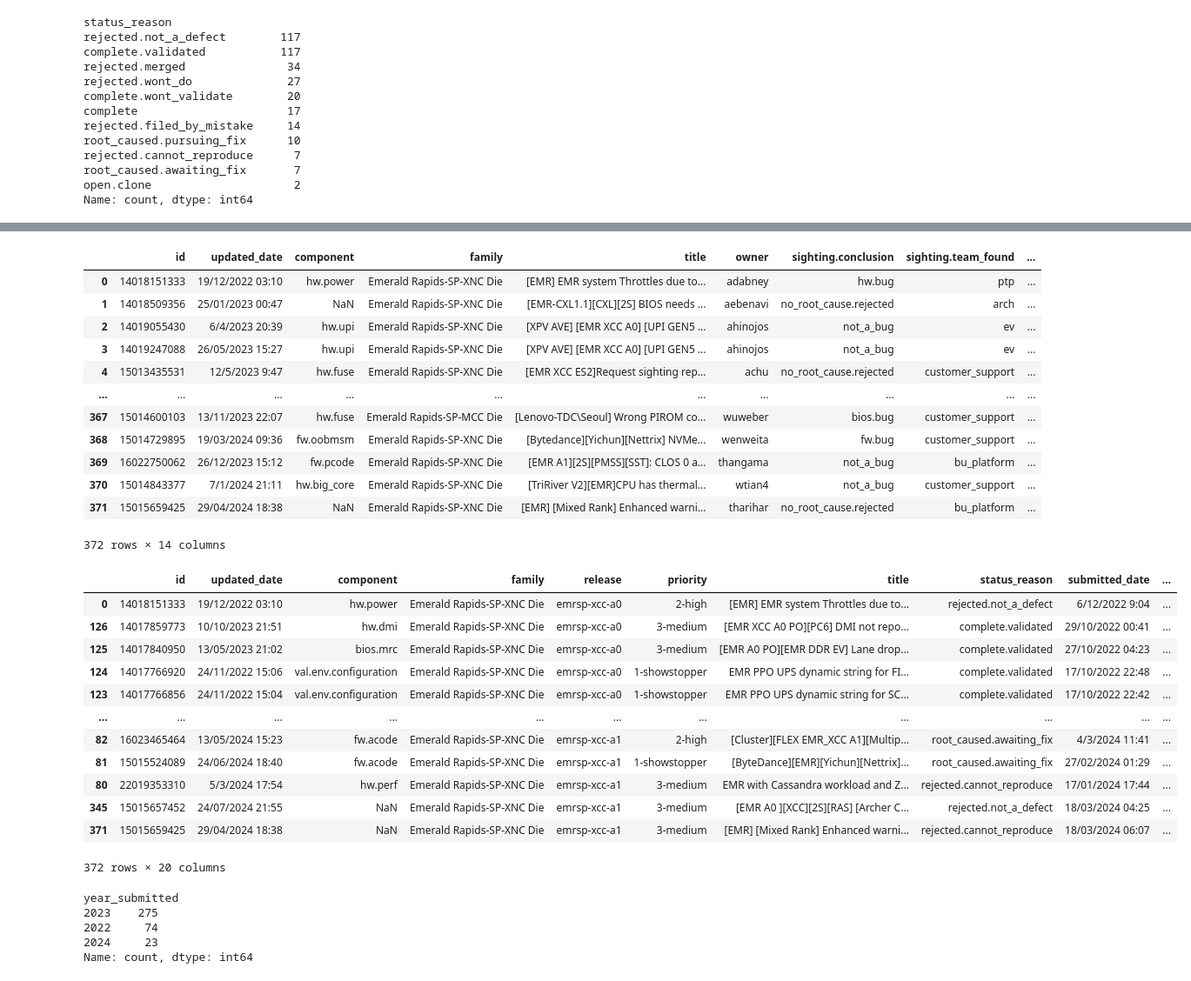
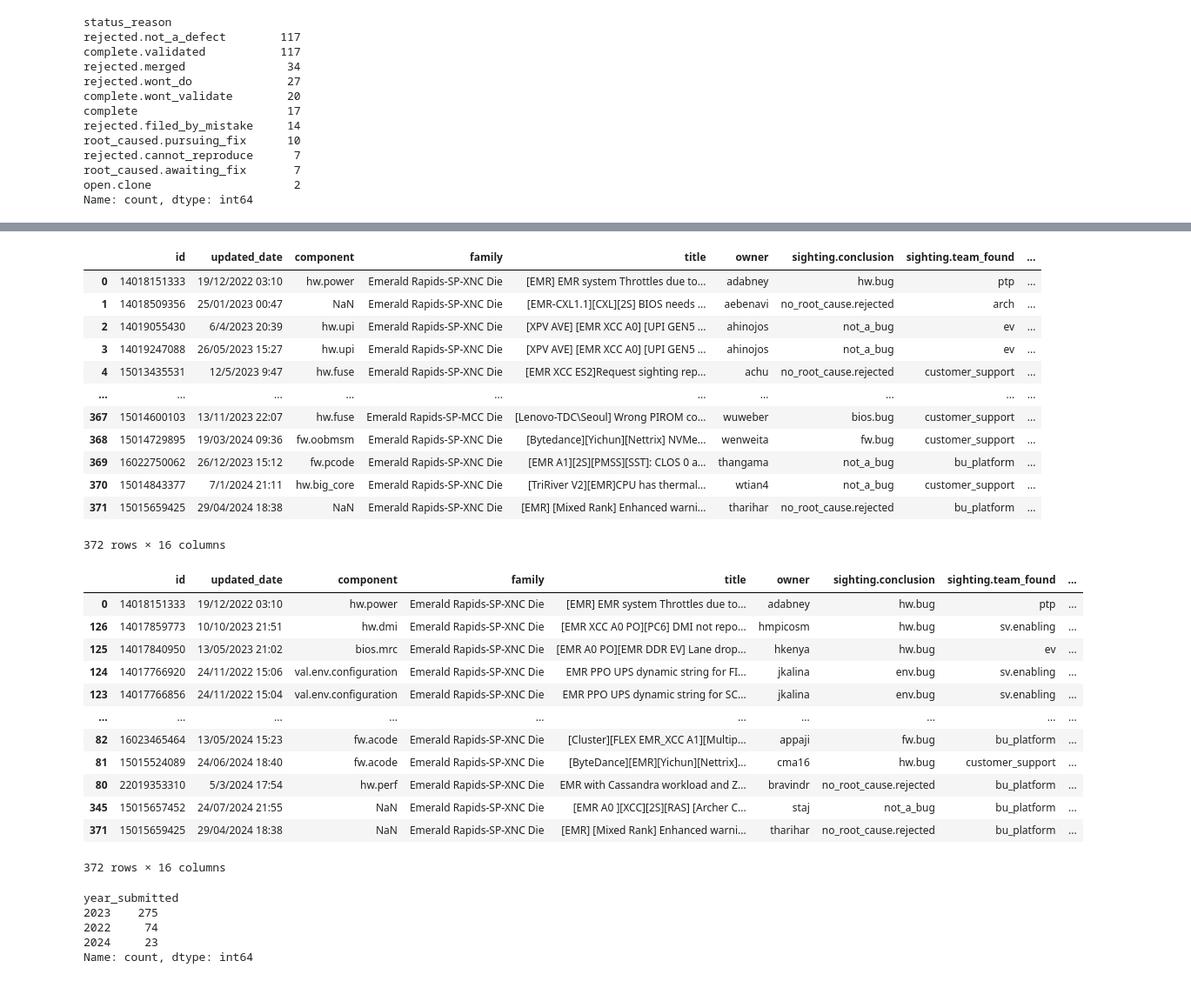
Before and after one commit to oscarhernandezmartinez/AI_WORKSHOP, a Jupyter notebook: EMR_AI_WORKSHOP.ipynb, the cells around one changed output, grey strips where cells are left out. Shown: that part at 87% size. Saved outputs shown, nothing was run; the diff lists cells and outputs as text; code cells hidden in the pictures.

```diff
--- a/EMR_AI_WORKSHOP.ipynb
+++ b/EMR_AI_WORKSHOP.ipynb
@@ -228,7 +225,8 @@ submitted_date2         0
 dtype: int64
 # %%
 #### WE USE DROP TO SELECT ONLY THE COLUMNS THAT WE NEED
-emr_data1.drop(columns=['status_reason','submitted_date','closed_date','release','priority'])
+emr_new=emr_data1.drop(columns=['status_reason','submitted_date','closed_date','release','priority'])
+emr_new
 # %% [output]
 |  | id | updated_date | component | family | title | owner | sighting.conclusion | sighting.team_found | ... |
 | 0 | 14018151333 | 19/12/2022 03:10 | hw.power | Emerald Rapids-SP-XNC Die | [EMR] EMR system Throttles due to... | adabney | hw.bug | ptp | ... |
@@ -242,25 +240,25 @@ emr_data1.drop(columns=['status_reason','submitted_date','closed_date','release'
 | 369 | 16022750062 | 26/12/2023 15:12 | fw.pcode | Emerald Rapids-SP-XNC Die | [EMR A1][2S][PMSS][SST]: CLOS 0 a... | thangama | not_a_bug | bu_platform | ... |
 | 370 | 15014843377 | 7/1/2024 21:11 | hw.big_core | Emerald Rapids-SP-XNC Die | [TriRiver V2][EMR]CPU has thermal... | wtian4 | not_a_bug | customer_support | ... |
 | 371 | 15015659425 | 29/04/2024 18:38 | NaN | Emerald Rapids-SP-XNC Die | [EMR] [Mixed Rank] Enhanced warni... | tharihar | no_root_cause.rejected | bu_platform | ... |
-372 rows × 14 columns
+372 rows × 16 columns
 # %%
-emr_data1['year_submitted']=emr_data1["submitted_date2"].dt.year
+emr_new['year_submitted']=emr_new["submitted_date2"].dt.year
 # %%
-emr_data1.sort_values("year_submitted")
+emr_new.sort_values("year_submitted")
 # %% [output]
-|  | id | updated_date | component | family | release | priority | title | status_reason | submitted_date | ... |
-| 0 | 14018151333 | 19/12/2022 03:10 | hw.power | Emerald Rapids-SP-XNC Die | emrsp-xcc-a0 | 2-high | [EMR] EMR system Throttles due to... | rejected.not_a_defect | 6/12/2022 9:04 | ... |
-| 126 | 14017859773 | 10/10/2023 21:51 | hw.dmi | Emerald Rapids-SP-XNC Die | emrsp-xcc-a0 | 3-medium | [EMR XCC A0 PO][PC6] DMI not repo... | complete.validated | 29/10/2022 00:41 | ... |
-| 125 | 14017840950 | 13/05/2023 21:02 | bios.mrc | Emerald Rapids-SP-XNC Die | emrsp-xcc-a0 | 3-medium | [EMR A0 PO][EMR DDR EV] Lane drop... | complete.validated | 27/10/2022 04:23 | ... |
-| 124 | 14017766920 | 24/11/2022 15:06 | val.env.configuration | Emerald Rapids-SP-XNC Die | emrsp-xcc-a0 | 1-showstopper | EMR PPO UPS dynamic string for FI... | complete.validated | 17/10/2022 22:48 | ... |
-| 123 | 14017766856 | 24/11/2022 15:04 | val.env.configuration | Emerald Rapids-SP-XNC Die | emrsp-xcc-a0 | 1-showstopper | EMR PPO UPS dynamic string for SC... | complete.validated | 17/10/2022 22:42 | ... |
-| ... | ... | ... | ... | ... | ... | ... | ... | ... | ... | ... |
-| 82 | 16023465464 | 13/05/2024 15:23 | fw.acode | Emerald Rapids-SP-XNC Die | emrsp-xcc-a1 | 2-high | [Cluster][FLEX EMR_XCC A1][Multip... | root_caused.awaiting_fix | 4/3/2024 11:41 | ... |
-| 81 | 15015524089 | 24/06/2024 18:40 | fw.acode | Emerald Rapids-SP-XNC Die | emrsp-xcc-a1 | 1-showstopper | [ByteDance][EMR][Yichun][Nettrix]... | root_caused.awaiting_fix | 27/02/2024 01:29 | ... |
-| 80 | 22019353310 | 5/3/2024 17:54 | hw.perf | Emerald Rapids-SP-XNC Die | emrsp-xcc-a1 | 3-medium | EMR with Cassandra workload and Z... | rejected.cannot_reproduce | 17/01/2024 17:44 | ... |
-| 345 | 15015657452 | 24/07/2024 21:55 | NaN | Emerald Rapids-SP-XNC Die | emrsp-xcc-a1 | 3-medium | [EMR A0 ][XCC][2S][RAS] [Archer C... | rejected.not_a_defect | 18/03/2024 04:25 | ... |
-| 371 | 15015659425 | 29/04/2024 18:38 | NaN | Emerald Rapids-SP-XNC Die | emrsp-xcc-a1 | 3-medium | [EMR] [Mixed Rank] Enhanced warni... | rejected.cannot_reproduce | 18/03/2024 06:07 | ... |
+|  | id | updated_date | component | family | title | owner | sighting.conclusion | sighting.team_found | ... |
+| 0 | 14018151333 | 19/12/2022 03:10 | hw.power | Emerald Rapids-SP-XNC Die | [EMR] EMR system Throttles due to... | adabney | hw.bug | ptp | ... |
+| 126 | 14017859773 | 10/10/2023 21:51 | hw.dmi | Emerald Rapids-SP-XNC Die | [EMR XCC A0 PO][PC6] DMI not repo... | hmpicosm | hw.bug | sv.enabling | ... |
+| 125 | 14017840950 | 13/05/2023 21:02 | bios.mrc | Emerald Rapids-SP-XNC Die | [EMR A0 PO][EMR DDR EV] Lane drop... | hkenya | hw.bug | ev | ... |
+| 124 | 14017766920 | 24/11/2022 15:06 | val.env.configuration | Emerald Rapids-SP-XNC Die | EMR PPO UPS dynamic string for FI... | jkalina | env.bug | sv.enabling | ... |
+| 123 | 14017766856 | 24/11/2022 15:04 | val.env.configuration | Emerald Rapids-SP-XNC Die | EMR PPO UPS dynamic string for SC... | jkalina | env.bug | sv.enabling | ... |
+| ... | ... | ... | ... | ... | ... | ... | ... | ... | ... |
+| 82 | 16023465464 | 13/05/2024 15:23 | fw.acode | Emerald Rapids-SP-XNC Die | [Cluster][FLEX EMR_XCC A1][Multip... | appaji | fw.bug | bu_platform | ... |
+| 81 | 15015524089 | 24/06/2024 18:40 | fw.acode | Emerald Rapids-SP-XNC Die | [ByteDance][EMR][Yichun][Nettrix]... | cma16 | hw.bug | customer_support | ... |
+| 80 | 22019353310 | 5/3/2024 17:54 | hw.perf | Emerald Rapids-SP-XNC Die | EMR with Cassandra workload and Z... | bravindr | no_root_cause.rejected | bu_platform | ... |
+| 345 | 15015657452 | 24/07/2024 21:55 | NaN | Emerald Rapids-SP-XNC Die | [EMR A0 ][XCC][2S][RAS] [Archer C... | staj | not_a_bug | bu_platform | ... |
+| 371 | 15015659425 | 29/04/2024 18:38 | NaN | Emerald Rapids-SP-XNC Die | [EMR] [Mixed Rank] Enhanced warni... | tharihar | no_root_cause.rejected | bu_platform | ... |
-372 rows × 20 columns
+372 rows × 16 columns
 # %%
 emr_data1['year_submitted'].value_counts()
 # %% [output]
```
Also changed, not shown: parts of 14 cells of this notebook.
